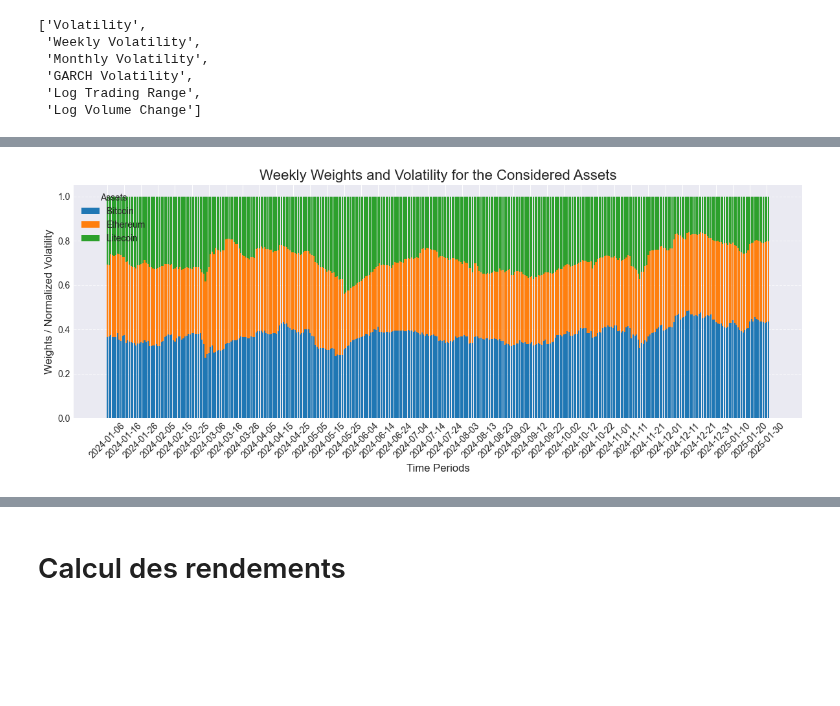
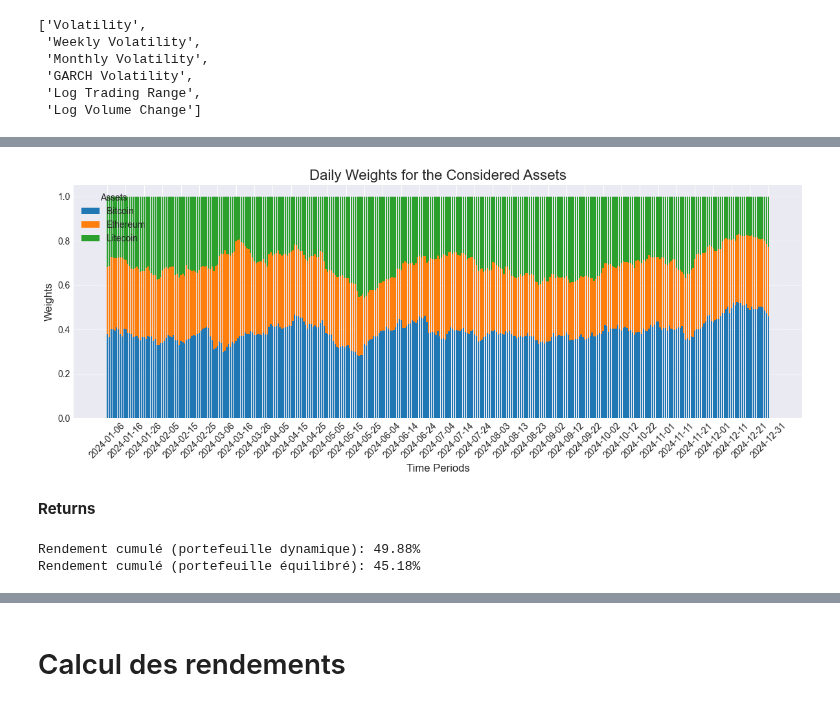
Before and after one commit to emmaebrl/crypto-volatility-lab, a Jupyter notebook: sandbox/all_currencies.ipynb, the cells around one changed output, grey strips where cells are left out. Cells and saved outputs as stored; diff of their text form; code cells hidden in the pictures; blank space fills up the shorter version.

```diff
--- a/sandbox/all_currencies.ipynb
+++ b/sandbox/all_currencies.ipynb
@@ -84,7 +84,7 @@ The `CryptoScraper` simplifies fetching historical cryptocurrency data from Yaho
 
 ---
 # %%
-crypto_scraper = CryptoScraper()
+crypto_scraper = CryptoScraper(end_date="2025-01-01")
 
 bitcoin_data = crypto_scraper.get_data_for_currency('BTC-USD')
 ethereum_data = crypto_scraper.get_data_for_currency('ETH-USD')
@@ -463,32 +638,21 @@ Epoch 10/10
 # %%
-# Evaluation
-
-# insert data from train for lookback window in the test data
-lookback_window = bitcoin_pipeline.lookback
-bitcoin_test_data = bitcoin_test_data.reset_index(drop=True)
-bitcoin_test_data = pd.concat([bitcoin_train_data.iloc[-lookback_window + 1:], bitcoin_test_data], ignore_index=True)
-
-lookback_window = ethereum_pipeline.lookback
-ethereum_test_data = ethereum_test_data.reset_index(drop=True)
-ethereum_test_data = pd.concat([ethereum_train_data.iloc[-lookback_window + 1:], ethereum_test_data], ignore_index=True)
-
-lookback_window = litecoin_pipeline.lookback
-litecoin_test_data = litecoin_test_data.reset_index(drop=True)
-litecoin_test_data = pd.concat([litecoin_train_data.iloc[-lookback_window + 1:], litecoin_test_data], ignore_index=True)
-
-print("Bitcoin")
+# Complete evaluation
+print("----------------Bitcoin----------------")
+print("")
 print("Train")
 bitcoin_pipeline.evaluate_metrics(bitcoin_train_data[features].values, bitcoin_train_data["Volatility"].values.astype(np.float64))
+print("")
 print("Test")
 bitcoin_pipeline.evaluate_metrics(bitcoin_test_data[features].values, bitcoin_test_data["Volatility"].values.astype(np.float64))
 
-print("Ethereum")
+print("----------------Ethereum----------------")
 print("Train")
+print("")
 ethereum_pipeline.evaluate_metrics(ethereum_train_data[features].values, ethereum_train_data["Volatility"].values.astype(np.float64))
 print("Test")
 ethereum_pipeline.evaluate_metrics(ethereum_test_data[features].values, ethereum_test_data["Volatility"].values.astype(np.float64))
 
-print("Litecoin")
+print("----------------Litecoin----------------")
 print("Train")
 litecoin_pipeline.evaluate_metrics(litecoin_train_data[features].values, litecoin_train_data["Volatility"].values.astype(np.float64))
 print("Test")
@@ -602,2 +740,3 @@ display(y_pred_all_currency.head())
 # %%
-weights = portfolio_constructor.risk_parity_weights_simple()
+risk_parity_weights = portfolio_constructor.risk_parity_weights_simple()
+risk_parity_weights
@@ -620,27 +757,46 @@ weights
 # %%
-# Conversion en DataFrame pour faciliter le traçage
-weights_df = pd.DataFrame(weights, columns=y_pred_all_currency.columns)
+weights_df = pd.DataFrame(risk_parity_weights, columns=y_pred_all_currency.columns)
 
-# Création du graphique
 plt.figure(figsize=(12, 5))
 
-# Tracer chaque colonne comme une barre empilée
-bottom_values = np.zeros(len(weights))  # Initialisation des bases pour les barres empilées
+bottom_values = np.zeros(len(risk_parity_weights))
 for column in weights_df.columns:
     plt.bar(weights_df.index, weights_df[column], bottom=bottom_values, label=column)
     bottom_values += weights_df[column]
 
 
-# Configuration du graphique
-plt.title("Weekly Weights and Volatility for the Considered Assets", fontsize=16)
+plt.title("Daily Weights for the Considered Assets", fontsize=16)
 plt.xlabel("Time Periods", fontsize=12)
-plt.ylabel("Weights / Normalized Volatility", fontsize=12)
+plt.ylabel("Weights", fontsize=12)
 plt.legend(title="Assets", fontsize=10, loc='upper left')
 plt.grid(axis='y', linestyle='--', alpha=0.7)
 plt.xticks(weights_df.index[::10], bitcoin_data["Date"][-len(weights_df):].dt.strftime('%Y-%m-%d').tolist()[::10], rotation=45)
-# Afficher le graphique
 plt.tight_layout()
 plt.show()
-# Add date labels to the x-axis
 # %% [output]
-[figure, old version]
+[figure, new version]
+# %% [markdown]
+**Returns**
+# %%
+bitcoin_log_returns = bitcoin_test_data["Log Returns"][-len(weights_df):].values
+eth_log_returns = ethereum_test_data["Log Returns"][-len(weights_df):].values
+ltc_log_returns = litecoin_test_data["Log Returns"][-len(weights_df):].values
+
+# Rendements du portefeuille
+log_returns_matrix = np.array([bitcoin_log_returns, eth_log_returns, ltc_log_returns]).T
+portfolio_returns = np.sum(risk_parity_weights * log_returns_matrix, axis=1)
+
+# Rendements du portefeuille équilibré
+balanced_weights = np.array([1/3, 1/3, 1/3])
+balanced_returns = np.sum(balanced_weights * log_returns_matrix, axis=1)
+
+# Rendements cumulés
+cumulative_portfolio_return = np.prod(1 + portfolio_returns) - 1
+cumulative_balanced_return = np.prod(1 + balanced_returns) - 1
+
+# Affichage des résultats
+print(f"Rendement cumulé (portefeuille dynamique): {cumulative_portfolio_return:.2%}")
+print(f"Rendement cumulé (portefeuille équilibré): {cumulative_balanced_return:.2%}")
+# %% [output]
+Rendement cumulé (portefeuille dynamique): 49.88%
+Rendement cumulé (portefeuille équilibré): 45.18%
```
Also changed, not shown: parts of 46 cells of this notebook, 2 other files.
